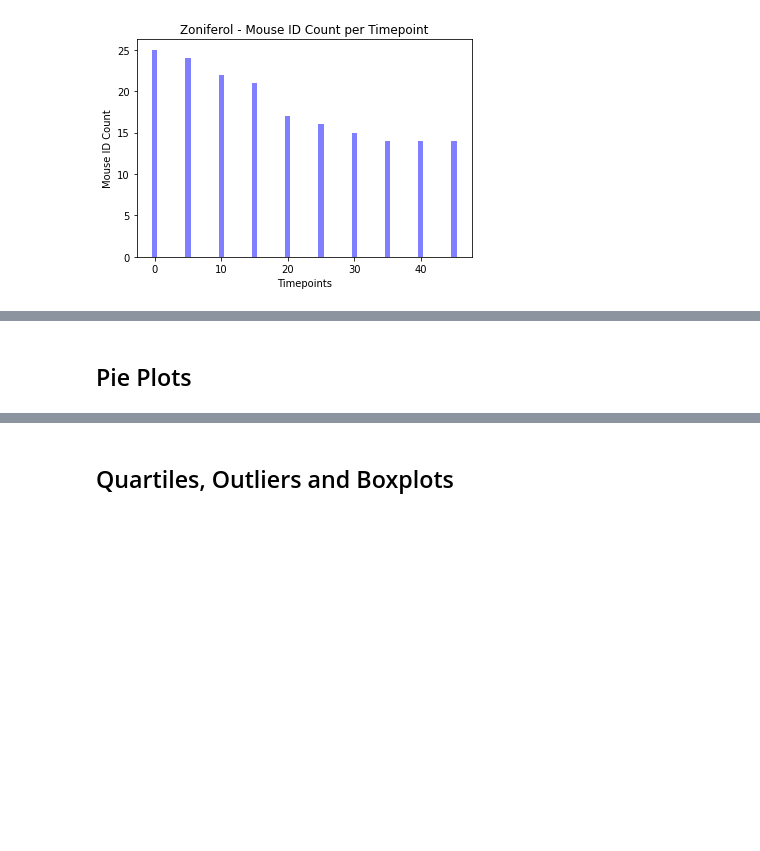
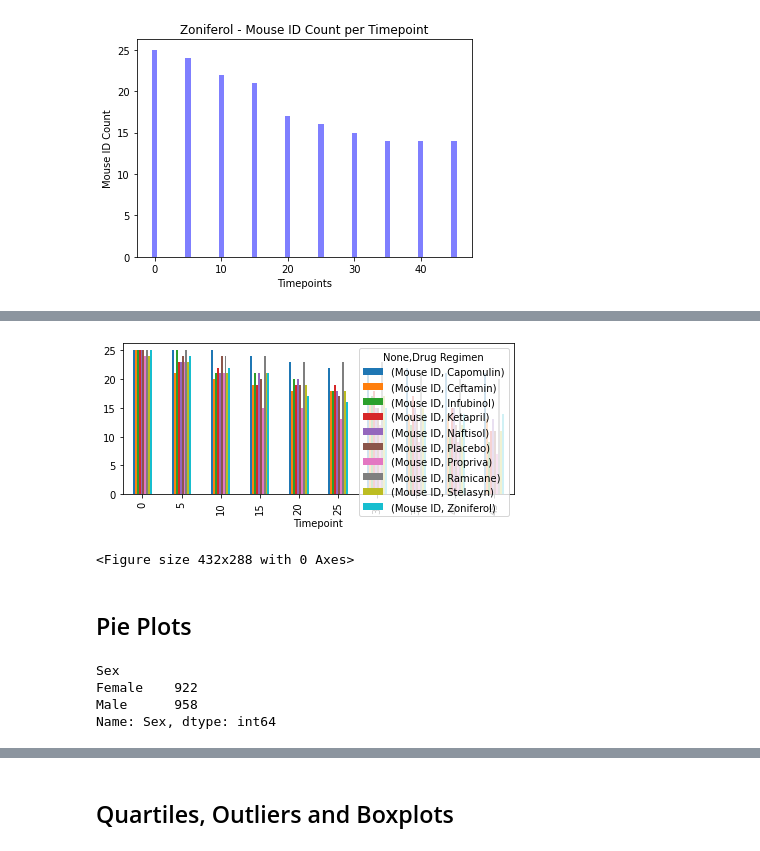
Before and after one commit to IrinaUX/MatPlotLib_hw, a Jupyter notebook: pymaceuticals_starter-Copy4b.ipynb, the cells around one changed output, grey strips where cells are left out. Cells and saved outputs as stored; diff of their text form; code cells hidden in the pictures; blank space fills up the shorter version.

Commit message:
Added code for aggregated bar plots for Mouse ID per Timepoint, which were previously in separate plots.

```diff
--- a/pymaceuticals_starter-Copy4b.ipynb
+++ b/pymaceuticals_starter-Copy4b.ipynb
@@ -278,0 +264,3 @@ for x in range(len(drug_list)):
+# %%
+agg_df = clean_df.groupby(['Drug Regimen','Timepoint']).agg({'Mouse ID':'count'})
+agg_df
@@ -279,3 +282,11 @@ for x in range(len(drug_list)):
+# %%
+agg_df.unstack(0).plot(kind="bar",figsize=(6,3))
+plt.tight_layout()
+plt.show()
+plt.savefig("agg_df_plot")
+# %% [output]
+[figure, added]
+<Figure size 432x288 with 0 Axes>
 # %%
 # Generate a bar plot showing the number of mice per time point for each treatment throughout the course of the study using pyplot.
 # %% [markdown]
@@ -283,8 +294,13 @@ for x in range(len(drug_list)):
 # %%
 # Generate a pie plot showing the distribution of female versus male mice using pandas
 # %%
-# female_mice = clean_df.groupby("Sex")
-# female_mice.count()
-# female_mice_filtered = female_mice["Sex"]
-# female_mice_filtered.count()
+female_mice = clean_df.groupby("Sex")
+female_mice.count()
+female_mice_filtered = female_mice["Sex"]
+female_mice_filtered.count()
+# %% [output]
+Sex
+Female    922
+Male      958
+Name: Sex, dtype: int64
 # %%
```
Also changed, not shown: parts of 12 cells of this notebook, 20 other files.
